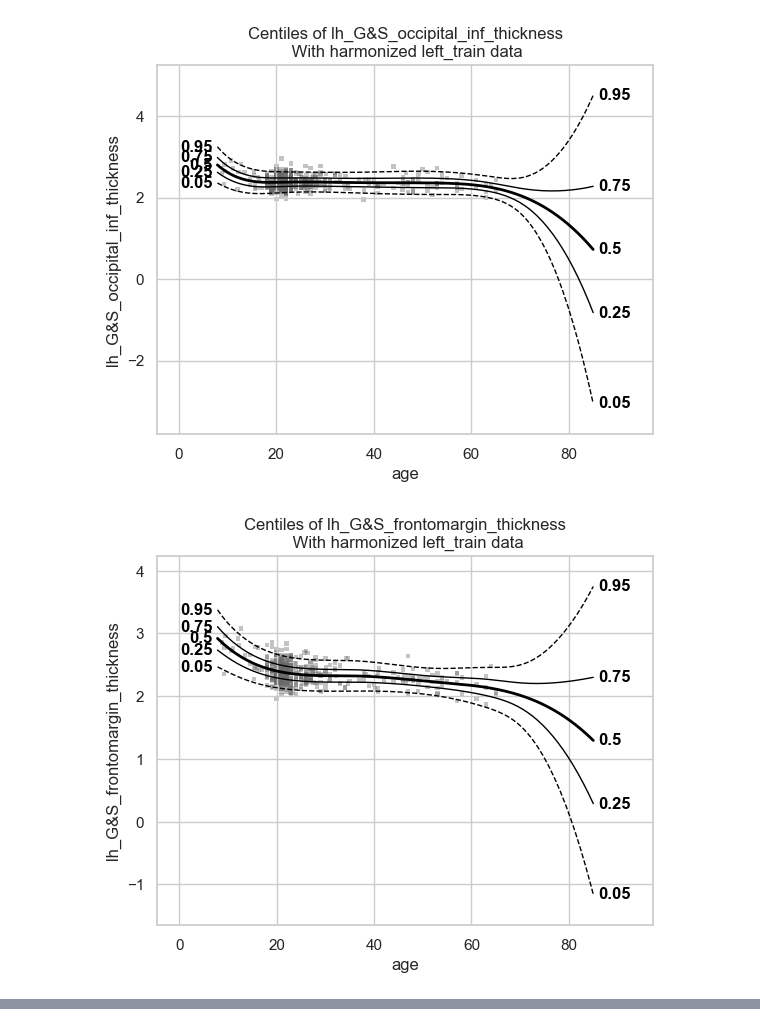
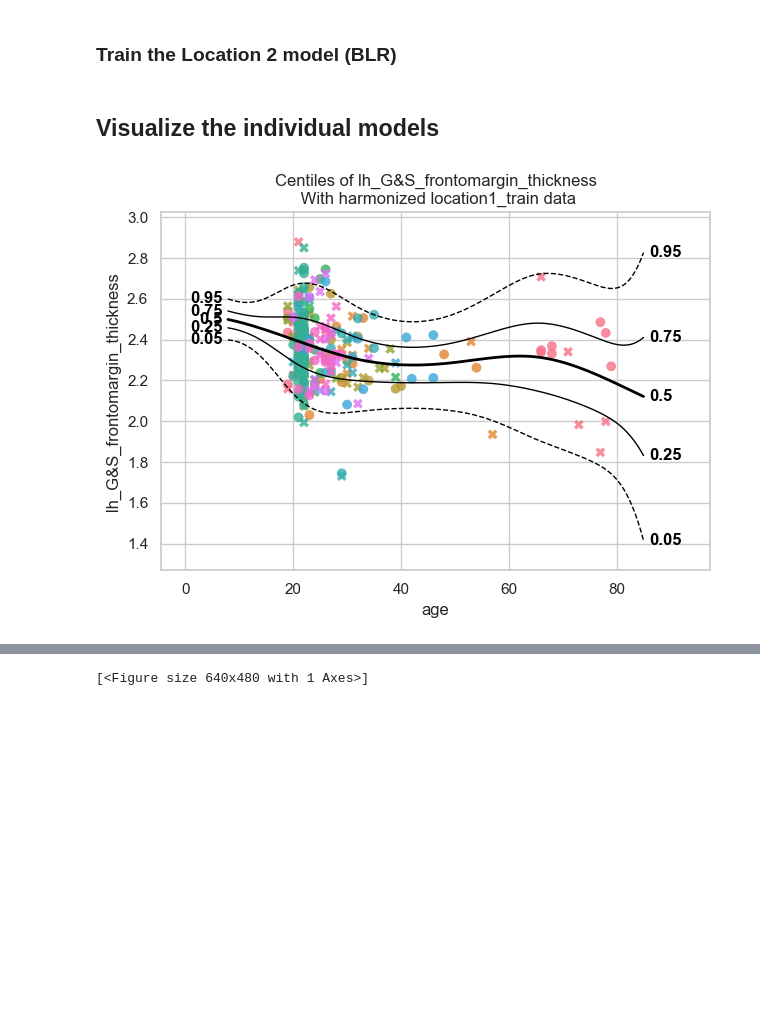
Before and after one commit to predictive-clinical-neuroscience/pu25_code, a Jupyter notebook: notebooks/3.3_model_merging.ipynb, the cells around one changed output, grey strips where cells are left out. Drawn from its saved outputs; the diff is of its cells as text; code cells hidden in the pictures; blank space fills up the shorter version.

```diff
--- a/notebooks/3.3_model_merging.ipynb
+++ b/notebooks/3.3_model_merging.ipynb
@@ -28,17 +54,18 @@ pcntoolkit.util.output.Output.set_show_messages(
 # %%
 # Load the FCON data
 data = load_fcon1000()
-# Drop all but the first three response vars
-data=data.sel({"response_vars":data.response_vars[:3]})
+# Drop all but the first response var
+data = data.sel({"response_vars": data.response_vars[:1]})
 
-# Select a few sites at random for transfering
-all_sites = data.unique_batch_effects['site']
-selected_sites = np.random.choice(all_sites, len(all_sites)//2, replace=False)
-print(selected_sites)
+# Use 11 sites for Location 1 and the rest 12 for Location 2
+all_sites = data.unique_batch_effects["site"]
+selected_sites = all_sites[1:5] + all_sites[16:23]
 
 # Split by those sites
-left_data,right_data  = data.batch_effects_split({"site":selected_sites},names=( "left", "right"))
+location1_data, location2_data = data.batch_effects_split(
+    {"site": selected_sites}, names=("location1", "location2")
+)
 
-# Split into train and test setss
-left_train, left_test = left_data.train_test_split((0.8, 0.2))
-right_train, right_test = right_data.train_test_split((0.8, 0.2))
+# Split into train and test sets
+location1_train, location1_test = location1_data.train_test_split((0.8, 0.2))
+location2_train, location2_test = location2_data.train_test_split((0.8, 0.2))
@@ -48,5 +126,3 @@ right_train, right_test = right_data.train_test_split((0.8, 0.2))
 # %%
-# Fit a model
-#  Use default likelihood; Normal, with bspline in mu and sigma, and a random intercept for mu
-left_model = NormativeModel(HBR(progressbar=False), save_dir ="../out/models/left_merge_model")
-left_model.fit_predict(left_train, left_test);
+location1_model = NormativeModel(HBR(progressbar=False), save_dir="../out/models/location1_model")
+location1_model.fit_predict(location1_train, location1_test);
@@ -58 +129,3 @@ For more options and details see https://pytensor.readthedocs.io/en/latest/troub
+# %% [markdown]
+### Train the Location 2 model (BLR)
 # %%
@@ -61,6 +134,11 @@ right_model.fit_predict(right_train, right_test);
+# %% [markdown]
+## Visualize the individual models
 # %%
-# Show the learned centiles
-plot_centiles_advanced(left_model, scatter_data = left_train, covariate_range=(10, 80), show_other_data=True)
+plot_centiles_advanced(location1_model,
+                       scatter_data=location1_train,
+                       covariate_range=(10, 80),
+                       batch_effects="all",
+                       show_legend=False
+                       )
 # %% [output]
-[figure, old version]
+[figure, new version]
-[figure, removed]
@@ -68 +145,2 @@ plot_centiles_advanced(left_model, scatter_data = left_train, covariate_range=(1
+[<Figure size 640x480 with 1 Axes>]
 # %%
```
Also changed, not shown: parts of 19 cells of this notebook.
